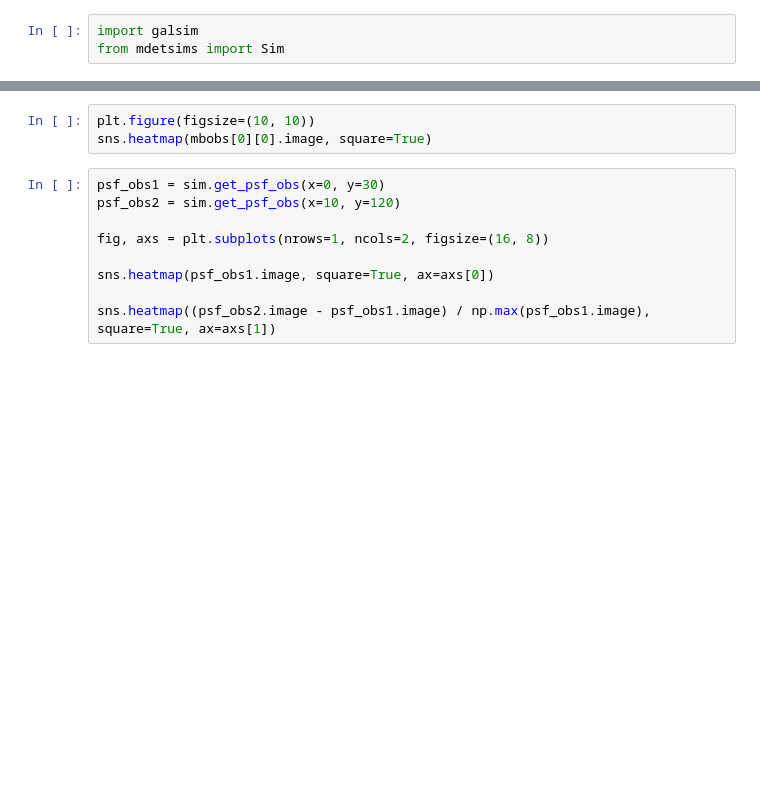
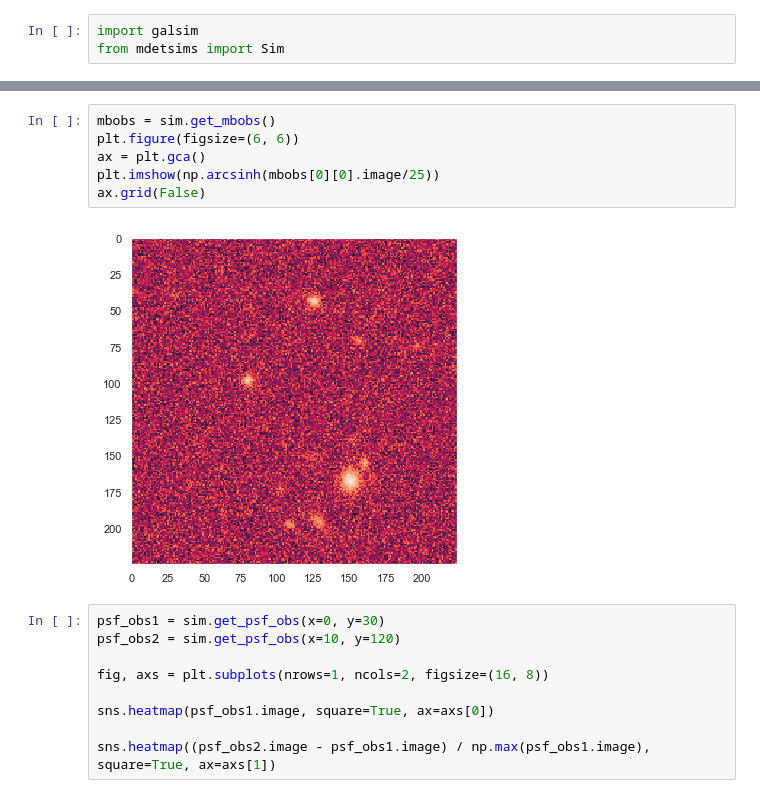
Before and after one commit to beckermr/metadetect-sims, a Jupyter notebook: plots_and_notebooks/plot_sim.ipynb, the cells around one changed output, grey strips where cells are left out. Cells and saved outputs as stored; diff of their text form; blank space fills up the shorter version.

```diff
--- a/plots_and_notebooks/plot_sim.ipynb
+++ b/plots_and_notebooks/plot_sim.ipynb
@@ -28,6 +30,11 @@ mbobs = sim.get_mbobs()
-# %%
-plt.figure(figsize=(10, 10))
-sns.heatmap(mbobs[0][0].image, square=True)
+# %%
+mbobs = sim.get_mbobs()
+plt.figure(figsize=(6, 6))
+ax = plt.gca()
+plt.imshow(np.arcsinh(mbobs[0][0].image/25))
+ax.grid(False)
+# %% [output]
+[figure, added]
 # %%
 psf_obs1 = sim.get_psf_obs(x=0, y=30)
 psf_obs2 = sim.get_psf_obs(x=10, y=120)
```
Also changed, not shown: parts of 2 cells of this notebook, 12 other files.
